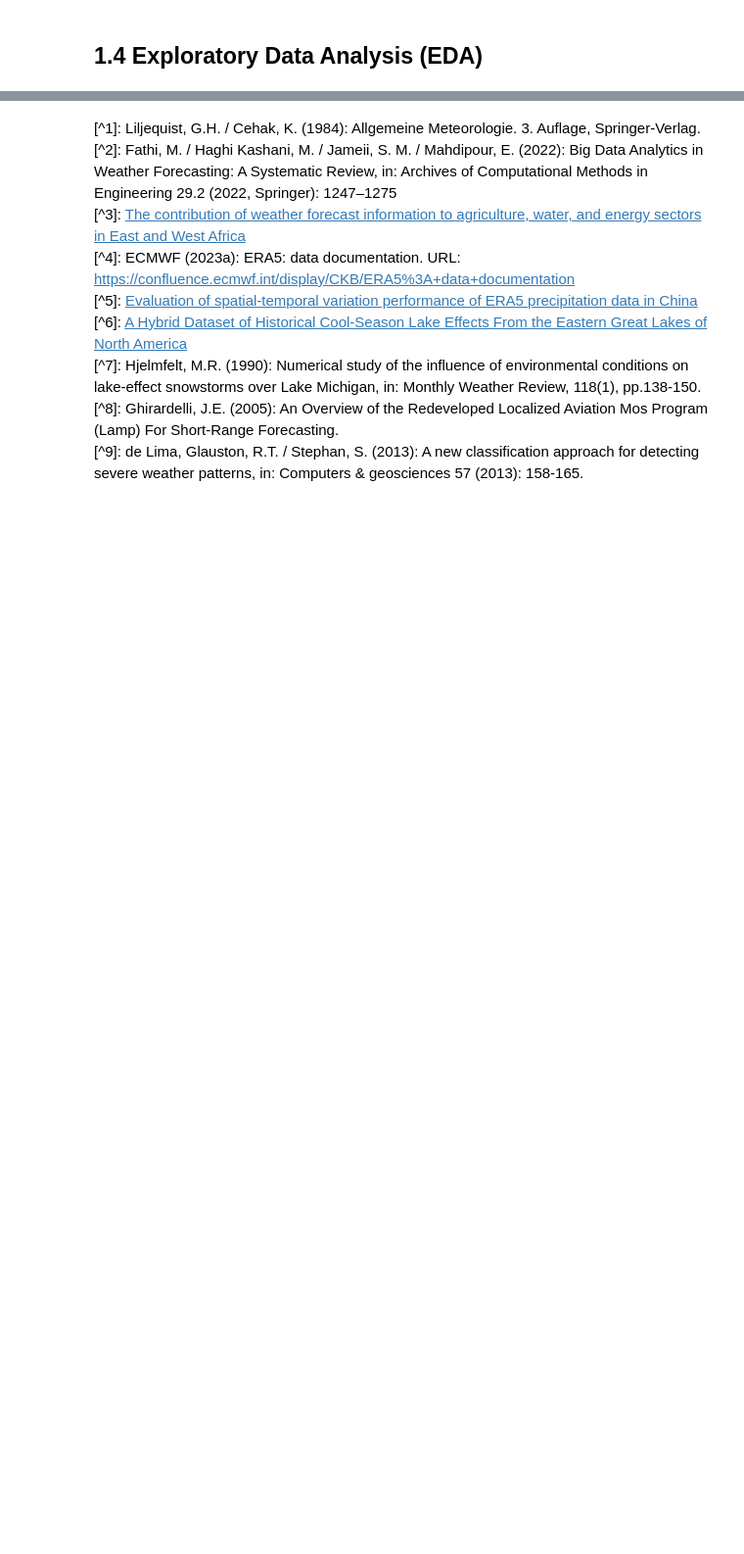
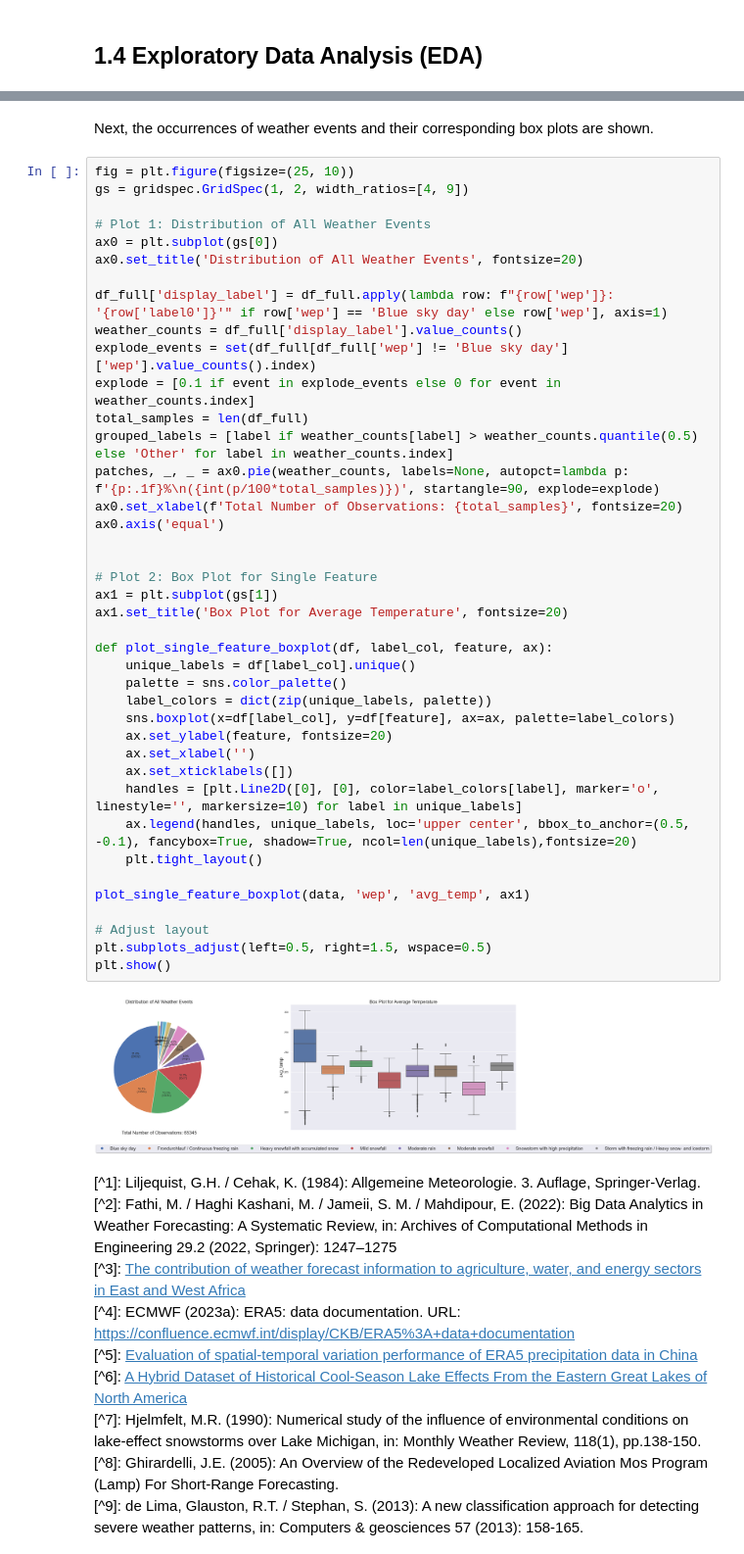
Before and after one commit to Abschlussprojekt-Weatherdata/project, a Jupyter notebook: reports/report_sofie.ipynb, the cells around one changed output, grey strips where cells are left out. Shown at 98% size. Drawn from its saved outputs; the diff is of its cells as text; blank space fills up the shorter version.

```diff
--- a/reports/report_sofie.ipynb
+++ b/reports/report_sofie.ipynb
@@ -136,3 +262,47 @@ plt.show()
+# %% [markdown]
+Next, the occurrences of weather events and their corresponding box plots are shown.
+# %%
+fig = plt.figure(figsize=(25, 10))
+gs = gridspec.GridSpec(1, 2, width_ratios=[4, 9])
+
+# Plot 1: Distribution of All Weather Events
+ax0 = plt.subplot(gs[0])
+ax0.set_title('Distribution of All Weather Events', fontsize=20)
+
+df_full['display_label'] = df_full.apply(lambda row: f"{row['wep']}: '{row['label0']}'" if row['wep'] == 'Blue sky day' else row['wep'], axis=1)
+weather_counts = df_full['display_label'].value_counts()
+explode_events = set(df_full[df_full['wep'] != 'Blue sky day']['wep'].value_counts().index)
+explode = [0.1 if event in explode_events else 0 for event in weather_counts.index]
+total_samples = len(df_full)
+grouped_labels = [label if weather_counts[label] > weather_counts.quantile(0.5) else 'Other' for label in weather_counts.index]
+patches, _, _ = ax0.pie(weather_counts, labels=None, autopct=lambda p: f'{p:.1f}%\n({int(p/100*total_samples)})', startangle=90, explode=explode)
+ax0.set_xlabel(f'Total Number of Observations: {total_samples}', fontsize=20)
+ax0.axis('equal')
+
+
+# Plot 2: Box Plot for Single Feature
+ax1 = plt.subplot(gs[1])
+ax1.set_title('Box Plot for Average Temperature', fontsize=20)
+
+def plot_single_feature_boxplot(df, label_col, feature, ax):
+    unique_labels = df[label_col].unique()
+    palette = sns.color_palette()
+    label_colors = dict(zip(unique_labels, palette))
+    sns.boxplot(x=df[label_col], y=df[feature], ax=ax, palette=label_colors)
+    ax.set_ylabel(feature, fontsize=20)
+    ax.set_xlabel('')
+    ax.set_xticklabels([])
+    handles = [plt.Line2D([0], [0], color=label_colors[label], marker='o', linestyle='', markersize=10) for label in unique_labels]
+    ax.legend(handles, unique_labels, loc='upper center', bbox_to_anchor=(0.5, -0.1), fancybox=True, shadow=True, ncol=len(unique_labels),fontsize=20)
+    plt.tight_layout()
+
+plot_single_feature_boxplot(data, 'wep', 'avg_temp', ax1)
+
+# Adjust layout
+plt.subplots_adjust(left=0.5, right=1.5, wspace=0.5)
+plt.show()
+# %% [output]
+[figure, added]
 # %% [markdown]
 [^1]: Liljequist, G.H. / Cehak, K. (1984): Allgemeine Meteorologie. 3. Auflage, Springer-Verlag.
 [^2]: Fathi, M. / Haghi Kashani, M. / Jameii, S. M. / Mahdipour, E. (2022): Big Data Analytics in Weather Forecasting: A Systematic Review, in: Archives of Computational Methods in Engineering 29.2 (2022, Springer): 1247–1275
```
Also changed, not shown: parts of 19 cells of this notebook.
